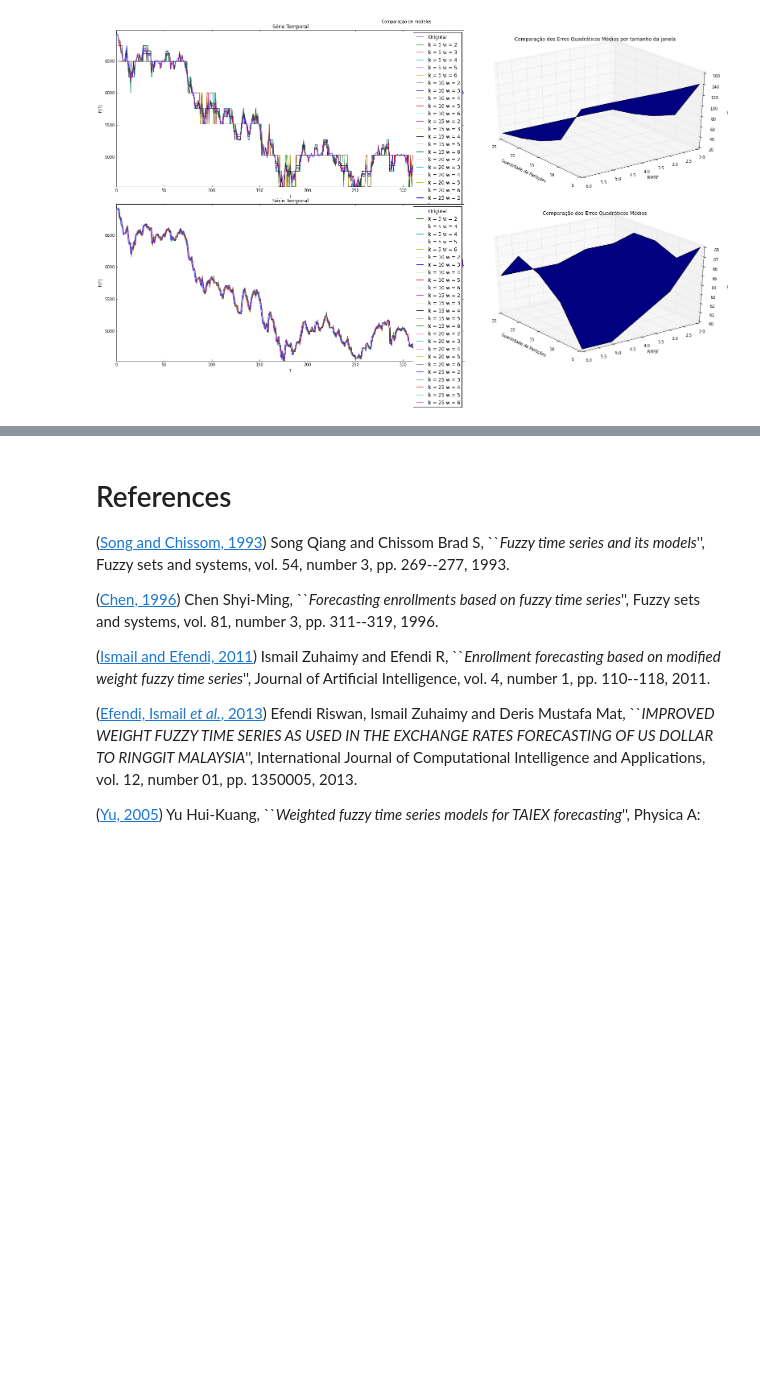
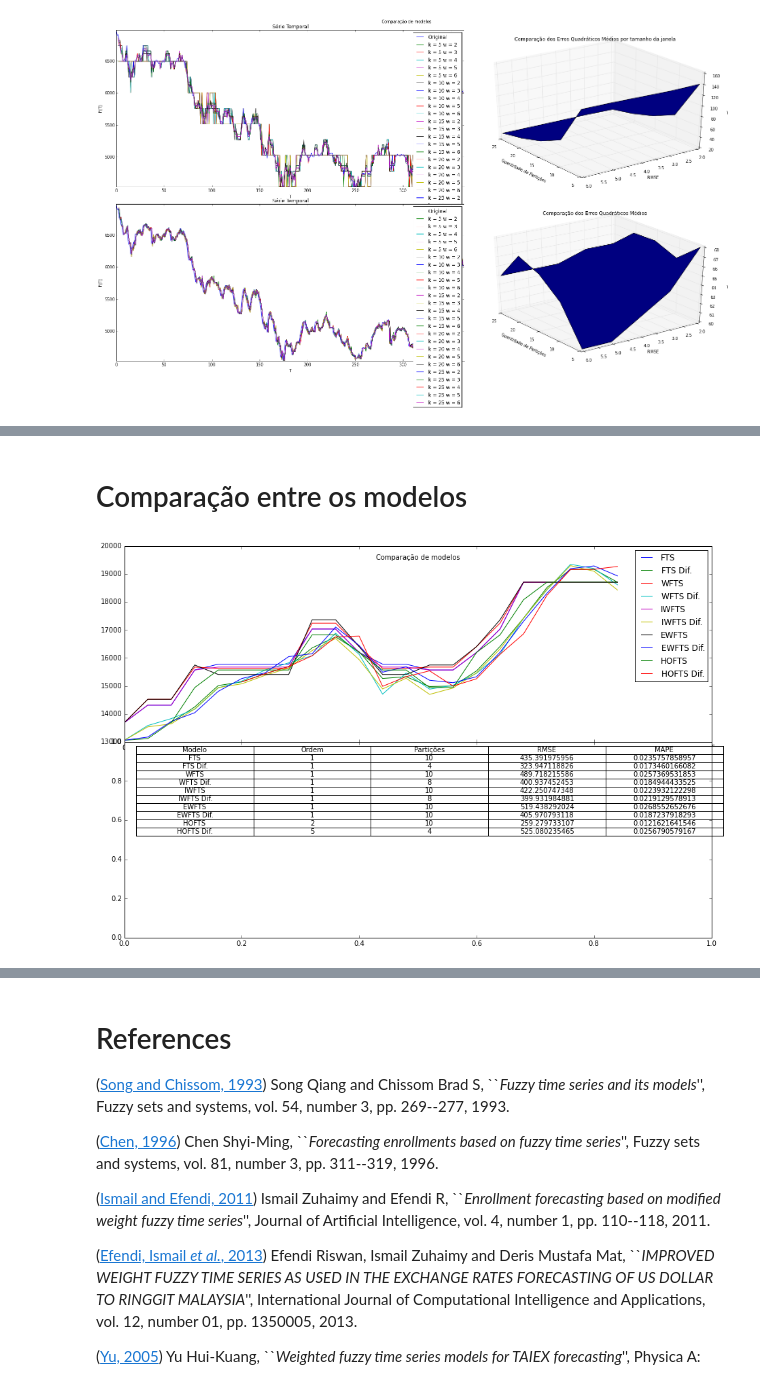
Before and after one commit to petroniocandido/FuzzyTimeSeries, a Jupyter notebook: FTS.ipynb, the cells around one changed output, grey strips where cells are left out. Drawn from its saved outputs; the diff is of its cells as text; code cells hidden in the pictures; blank space fills up the shorter version.

Commit message:
Comparação de resultados, metodologia e atualização do índice

```diff
--- a/FTS.ipynb
+++ b/FTS.ipynb
@@ -584,0 +638,4 @@ plotCompared(enrollments,[wfts1p,wftsd1p],["Normal","Diferenças"],'')
+# %%
+plotCompared(enrollments,[wfts1p,wftsd1p],["Normal","Diferenças"],'')
+enrolments_modelbase_fo.append({"name":"WFTS","model":wfts1,"predicted":wfts1p})
+enrolments_modelbase_fo.append({"name":"WFTS Dif.","model":wftsd1,"predicted":wftsd1p})
@@ -735,0 +793,4 @@ plotCompared(enrollments,[iwfts1p,iwftsd1p],["Normal","Diferenças"],'')
+# %%
+plotCompared(enrollments,[iwfts1p,iwftsd1p],["Normal","Diferenças"],'')
+enrolments_modelbase_fo.append({"name":"IWFTS","model":iwfts1,"predicted":iwfts1p})
+enrolments_modelbase_fo.append({"name":"IWFTS Dif.","model":iwftsd1,"predicted":iwftsd1p})
@@ -886,0 +948,4 @@ plotCompared(enrollments,[ewfts1p,ewftsd1p],["Normal","Diferenças"],'')
+# %%
+plotCompared(enrollments,[ewfts1p,ewftsd1p],["Normal","Diferenças"],'')
+enrolments_modelbase_fo.append({"name":"EWFTS","model":ewfts1,"predicted":ewfts1p})
+enrolments_modelbase_fo.append({"name":"EWFTS Dif.","model":ewftsd1,"predicted":ewftsd1p})
@@ -1132,0 +1198,4 @@ plotCompared(enrollments,[hofts1p,hoftsd1p],["Normal","Diferenças"],'')
+# %%
+plotCompared(enrollments,[hofts1p,hoftsd1p],["Normal","Diferenças"],'')
+enrolments_modelbase_ho.append({"name":"HOFTS","model":hofts1,"predicted":hofts1p})
+enrolments_modelbase_ho.append({"name":"HOFTS Dif.","model":hoftsd1,"predicted":hoftsd1p})
@@ -1159,0 +1233,6 @@ plotCompared(taiexsample,[hofts2p,hoftsd2p],["Normal","Diferenças"],'')
+# %% [markdown]
+# Comparação entre os modelos
+# %%
+compareModels(enrollments,enrolments_modelbase_fo,enrolments_modelbase_ho)
+# %% [output]
+[figure, added]
```
Also changed, not shown: parts of 36 cells of this notebook, 1 other file.
